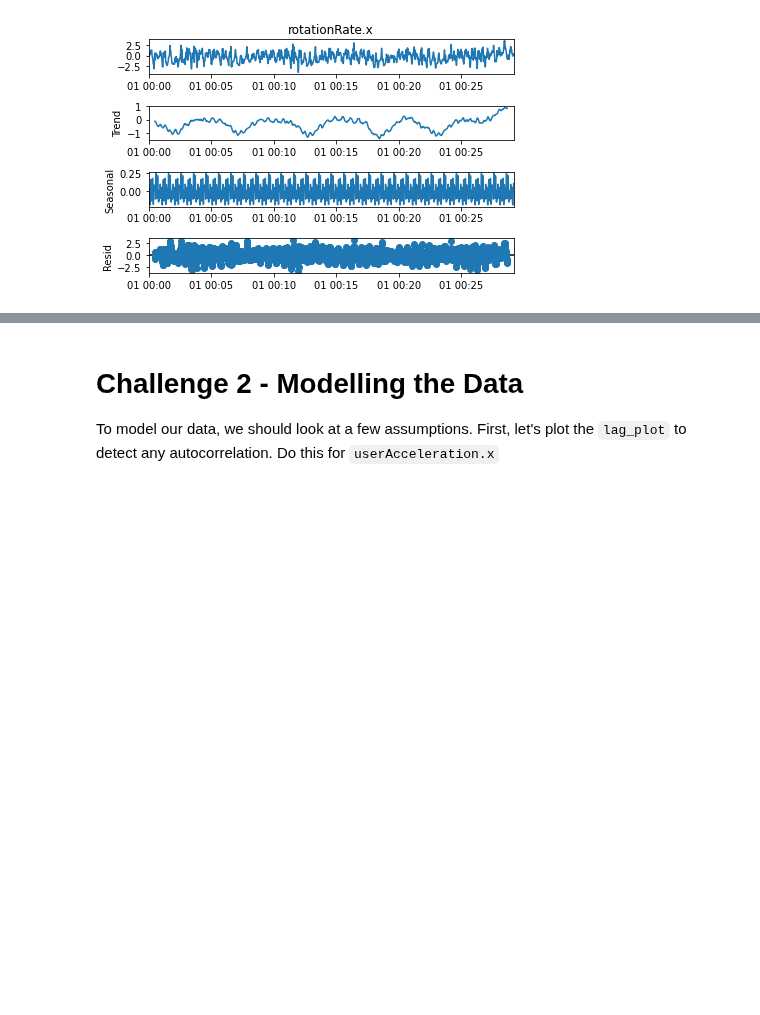
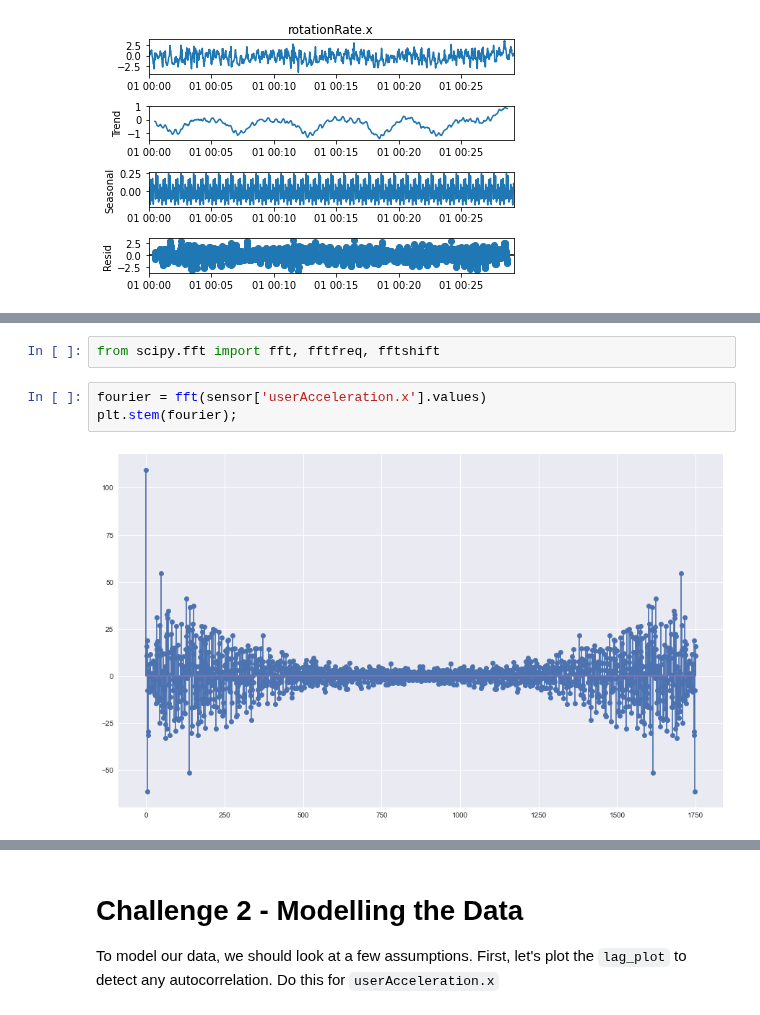
Before and after one commit to ironhack-datalabs/datamad1020, a Jupyter notebook: module-2/lab-time-series/your-code/main.ipynb, the cells around one changed output, grey strips where cells are left out. Drawn from its saved outputs; the diff is of its cells as text; blank space fills up the shorter version.

```diff
--- a/module-2/lab-time-series/your-code/main.ipynb
+++ b/module-2/lab-time-series/your-code/main.ipynb
@@ -122,0 +198,7 @@ res2.plot();
+# %%
+from scipy.fft import fft, fftfreq, fftshift
+# %%
+fourier = fft(sensor['userAcceleration.x'].values)
+plt.stem(fourier);
+# %% [output]
+[figure, added]
```
Also changed, not shown: parts of 22 cells of this notebook.
